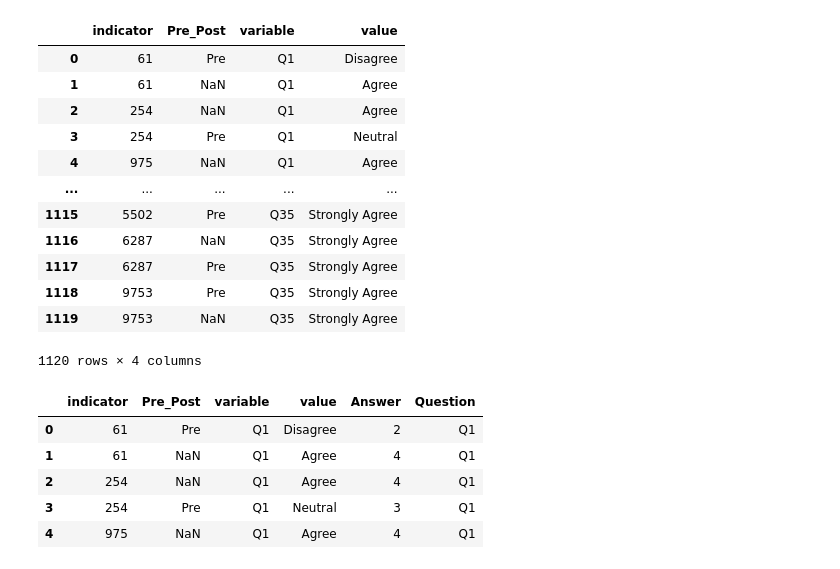
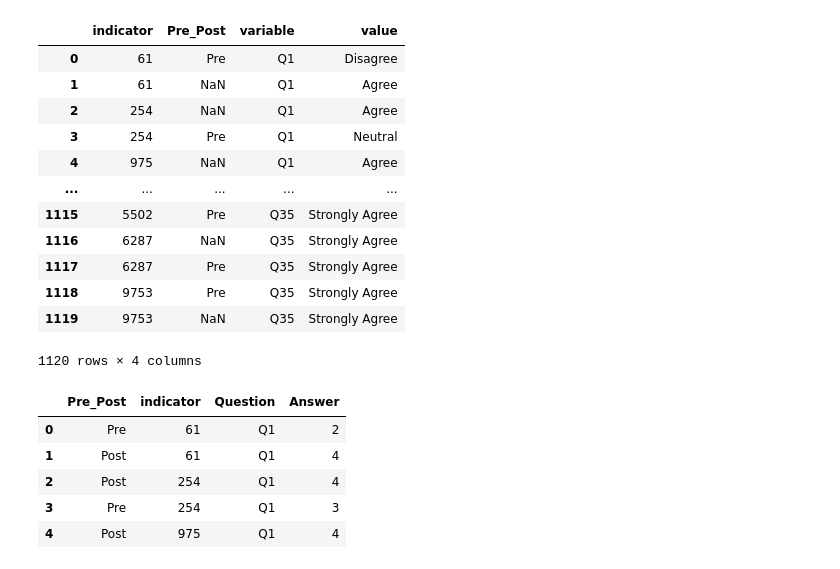
Before and after one commit to paytonsimmons/act4_2_refactoring_walmart_clean_up, a Jupyter notebook: Consulting.ipynb, the cells around one changed output. Cells and saved outputs as stored; diff of their text form; code cells hidden in the pictures.

```diff
--- a/Consulting.ipynb
+++ b/Consulting.ipynb
@@ -124,15 +124,18 @@ TTPQ_Final_Table
 # %%
 new_scale = {'Strongly Disagree':1,'Disagree':2,'Neutral':3,'Agree':4,'Strongly Agree':5}
 
-(TTPQ_Final_Table
+TTPQ = (TTPQ_Final_Table
 >> mutate(Answer = X.value.map(new_scale))
 >> mutate(Question = X.variable)
 >> mutate(Pre_Post = X.Pre_Post.apply(lambda x: 'Pre' if x == 'Pre' else 'Post'))
+>> select(X.Pre_Post, X.indicator, X.Question, X.Answer)
 >> head())
-# %% [output]
-|  | indicator | Pre_Post | variable | value | Answer | Question |
-| 0 | 61 | Pre | Q1 | Disagree | 2 | Q1 |
-| 1 | 61 | NaN | Q1 | Agree | 4 | Q1 |
-| 2 | 254 | NaN | Q1 | Agree | 4 | Q1 |
-| 3 | 254 | Pre | Q1 | Neutral | 3 | Q1 |
-| 4 | 975 | NaN | Q1 | Agree | 4 | Q1 |
+# %%
+TTPQ.head()
+# %% [output]
+|  | Pre_Post | indicator | Question | Answer |
+| 0 | Pre | 61 | Q1 | 2 |
+| 1 | Post | 61 | Q1 | 4 |
+| 2 | Post | 254 | Q1 | 4 |
+| 3 | Pre | 254 | Q1 | 3 |
+| 4 | Post | 975 | Q1 | 4 |
```
Also changed, not shown: parts of 4 cells of this notebook, 4 other files.
